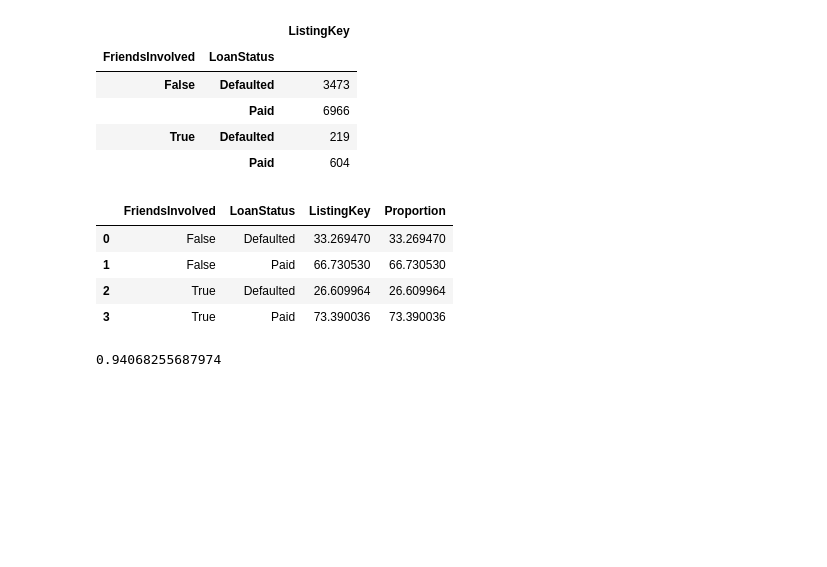
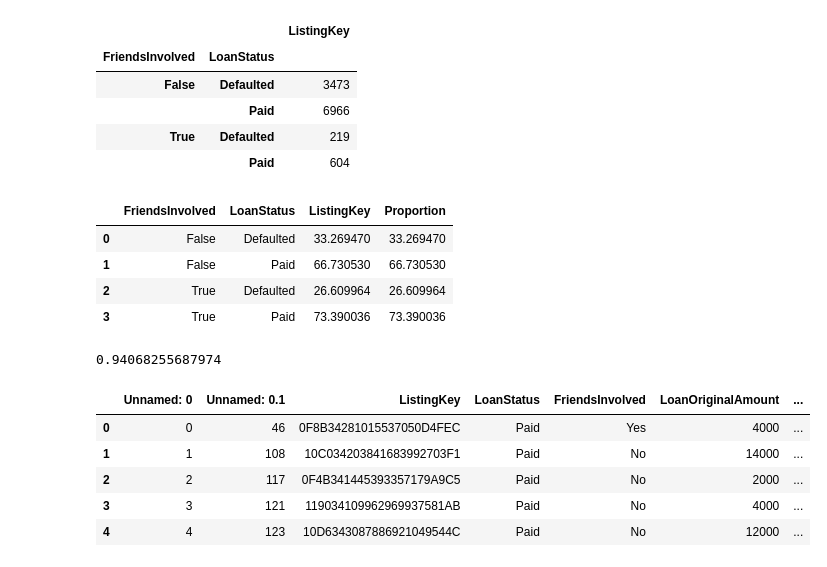
Before and after one commit to eistre91/DataAnalystNanodegree, a Jupyter notebook: Project6/Project 6 EDA.ipynb, the cells around one changed output. Saved outputs shown, nothing was run; the diff lists cells and outputs as text; code cells hidden in the pictures; blank space fills up the shorter version.

Commit message:
Add final projects

```diff
--- a/Project6/Project 6 EDA.ipynb
+++ b/Project6/Project 6 EDA.ipynb
@@ -637,3 +637,14 @@ group_pcts
 loan_data.to_csv("project6data.csv")
 # %%
 group_pcts.to_csv("project6datapro.csv")
+# %%
+loan_data = pd.read_csv('project6data.csv')
+# %%
+loan_data.head()
+# %% [output]
+|  | Unnamed: 0 | Unnamed: 0.1 | ListingKey | LoanStatus | FriendsInvolved | LoanOriginalAmount | ... |
+| 0 | 0 | 46 | 0F8B34281015537050D4FEC | Paid | Yes | 4000 | ... |
+| 1 | 1 | 108 | 10C034203841683992703F1 | Paid | No | 14000 | ... |
+| 2 | 2 | 117 | 0F4B341445393357179A9C5 | Paid | No | 2000 | ... |
+| 3 | 3 | 121 | 119034109962969937581AB | Paid | No | 4000 | ... |
+| 4 | 4 | 123 | 10D6343087886921049544C | Paid | No | 12000 | ... |
```
Also changed, not shown: parts of 7 cells of this notebook, 42 other files.
